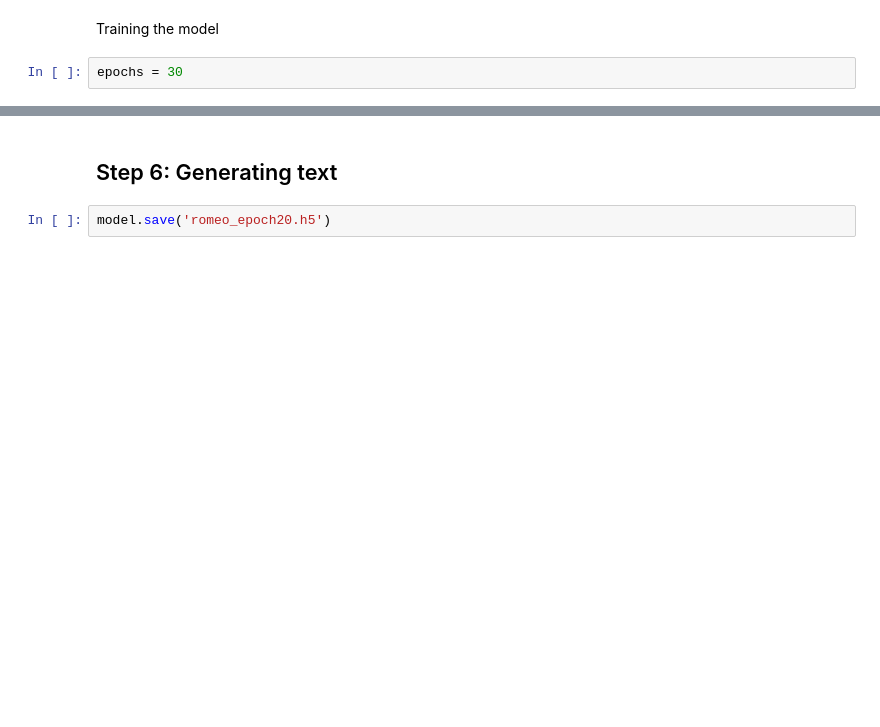
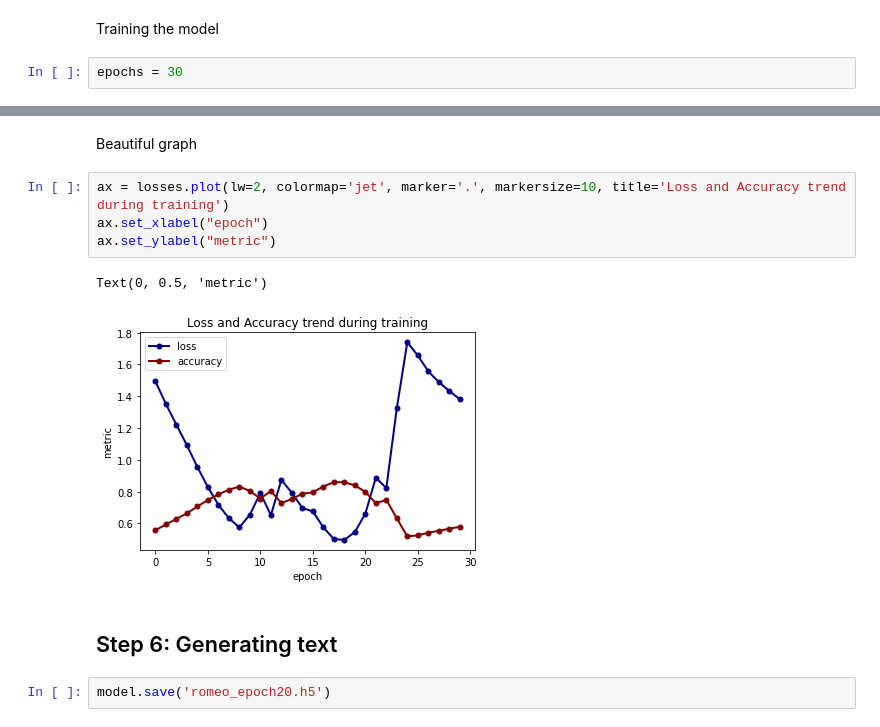
Before and after one commit to chandravenky/Generating-Text-using-RNN, a Jupyter notebook: Generating_text_using_RNN.ipynb, the cells around one changed output, grey strips where cells are left out. Saved outputs shown, nothing was run; the diff lists cells and outputs as text; blank space fills up the shorter version.

```diff
--- a/Generating_text_using_RNN.ipynb
+++ b/Generating_text_using_RNN.ipynb
@@ -274,3 +287,12 @@ Note that the above train progress output is for epochs=20
+# %% [markdown]
+Beautiful graph
+# %%
+ax = losses.plot(lw=2, colormap='jet', marker='.', markersize=10, title='Loss and Accuracy trend during training')
+ax.set_xlabel("epoch")
+ax.set_ylabel("metric")
+# %% [output]
+Text(0, 0.5, 'metric')
+[figure, added]
 # %% [markdown]
 ## Step 6: Generating text
 # %%
```
Also changed, not shown: parts of 8 cells of this notebook.
